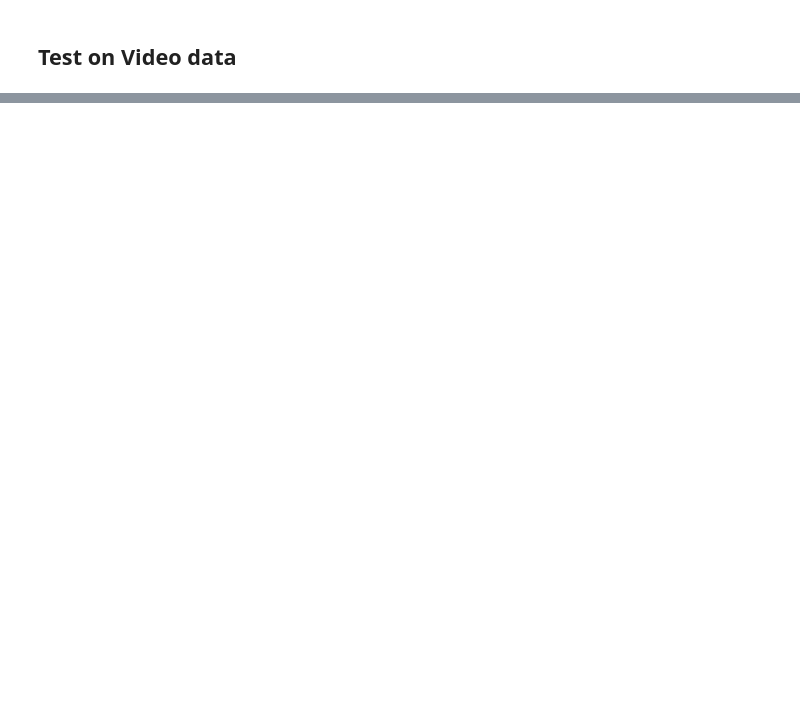
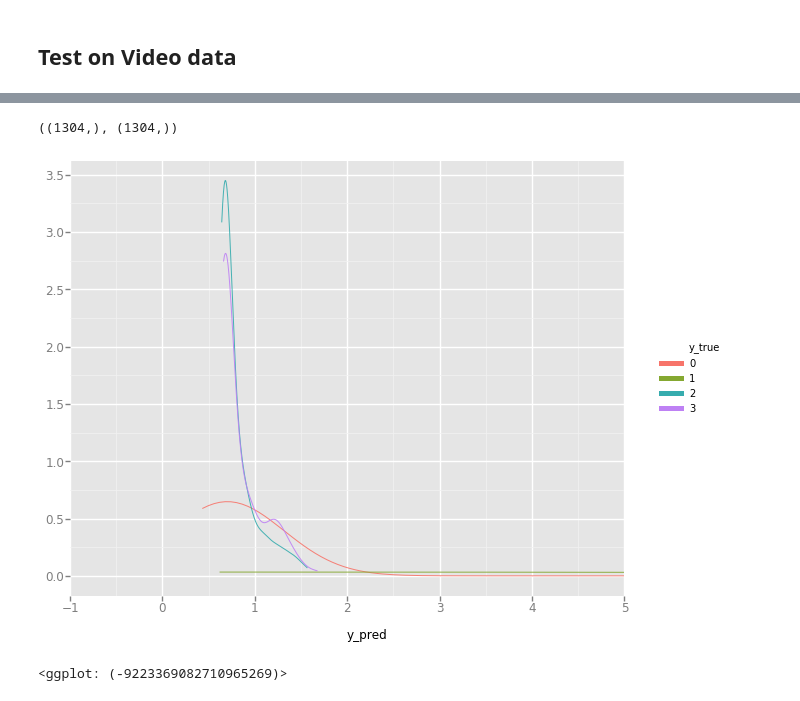
Before and after one commit to wenshuoliu/DLproj, a Jupyter notebook: UC_colonoscopy/phase2.ipynb, the cells around one changed output, grey strips where cells are left out. Drawn from its saved outputs; the diff is of its cells as text; code cells hidden in the pictures; blank space fills up the shorter version.

```diff
--- a/UC_colonoscopy/phase2.ipynb
+++ b/UC_colonoscopy/phase2.ipynb
@@ -290,0 +579,17 @@ video_labels = pd.read_excel(video_path+'UC_Images_Labels/UC_deeplearning_imageL
+# %%
+y_pred = y.reshape((y.shape[0],))
+# %%
+y_true = tst_df.Mayo_score.values
+# %%
+y_pred.shape, y_true.shape
+# %% [output]
+((1304,), (1304,))
+# %%
+out_df = pd.DataFrame(dict(y_pred=y_pred, y_true=y_true))
+# %%
+out_df.y_true = out_df.y_true.astype('str')
+# %%
+ggplot(out_df, aes(x='y_pred', colour='y_true')) + geom_density(alpha=0.9) + xlim(low=-1, high=5)
+# %% [output]
+[figure, added]
+<ggplot: (-9223369082710965269)>
```
Also changed, not shown: parts of 97 cells of this notebook, 9 other files.
